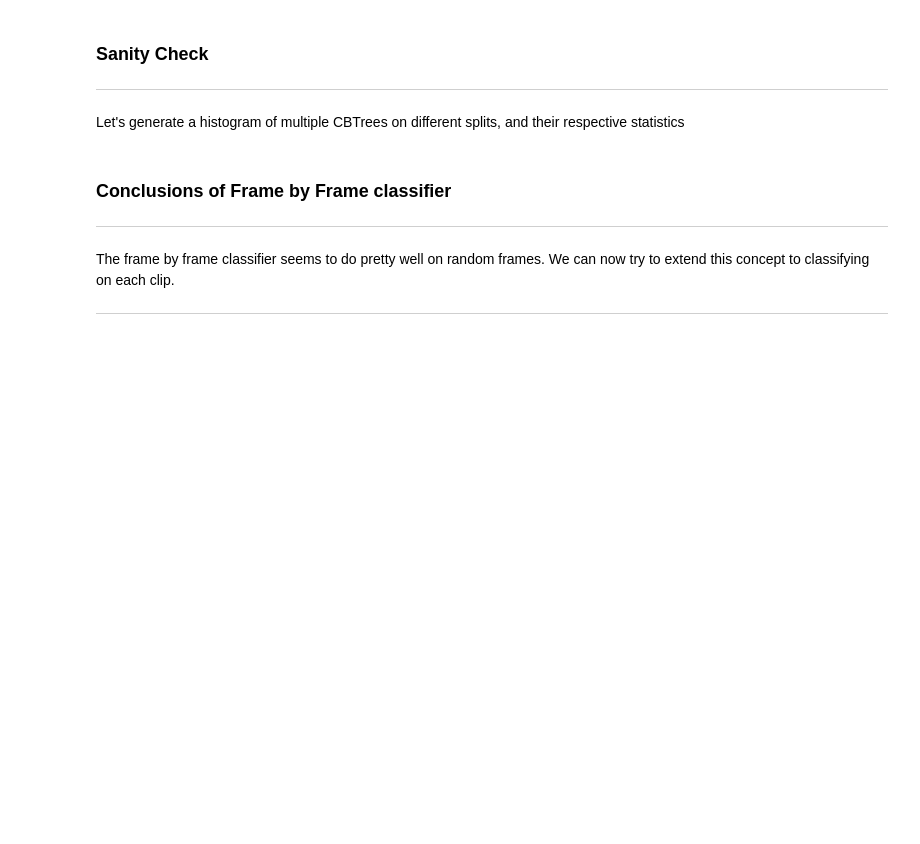
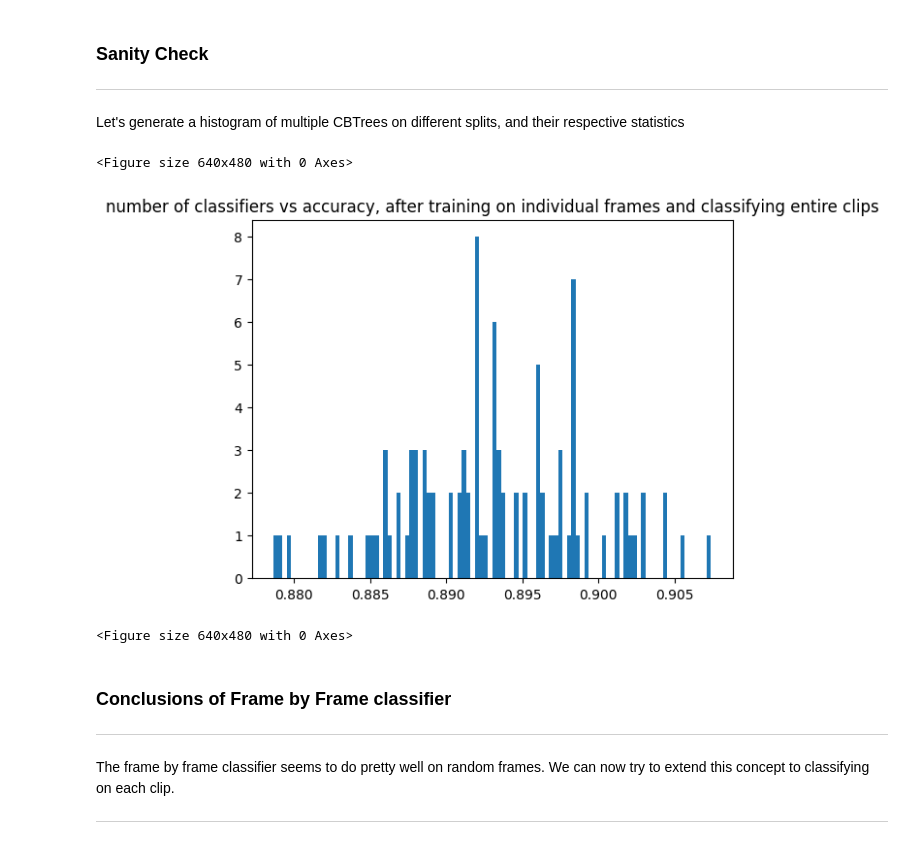
Before and after one commit to afnanmmir/Shot-Predictor, a Jupyter notebook: models/rev2_catboost/rev2cboost.ipynb, the cells around one changed output. Saved outputs shown, nothing was run; the diff lists cells and outputs as text; code cells hidden in the pictures; blank space fills up the shorter version.

Commit message:
added a histogram

```diff
--- a/models/rev2_catboost/rev2cboost.ipynb
+++ b/models/rev2_catboost/rev2cboost.ipynb
@@ -127,6 +127,14 @@ for i in range(100):
     accuracies.append(acc)
 
 print(accuracies)
+# %%
+plt.hist(accuracies,bins=100)
+plt.title("number of classifiers vs accuracy, after training on individual frames and classifying entire clips")
+plt.figure()
+# %% [output]
+<Figure size 640x480 with 0 Axes>
+[figure, added]
+<Figure size 640x480 with 0 Axes>
 # %% [markdown]
 ### Conclusions of Frame by Frame classifier
 
```
Also changed, not shown: parts of 5 cells of this notebook.
